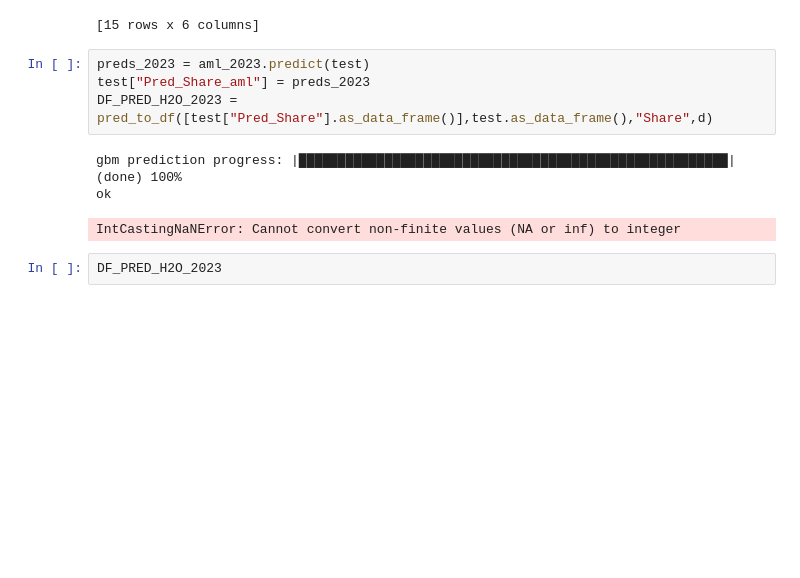
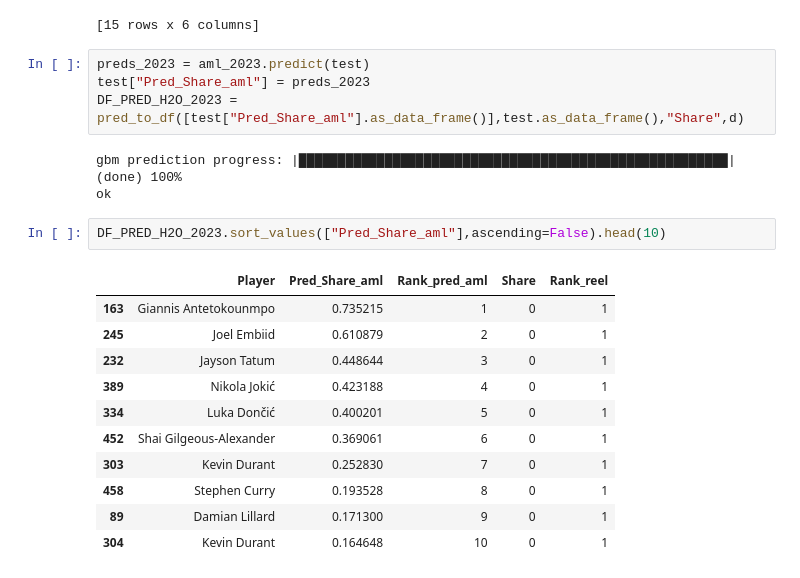
Before and after one commit to MartinErwan/ML_NBA_MVP_Prediction, a Jupyter notebook: PFE_Prediction.ipynb, the cells around one changed output. Drawn from its saved outputs; the diff is of its cells as text; blank space fills up the shorter version.

```diff
--- a/PFE_Prediction.ipynb
+++ b/PFE_Prediction.ipynb
@@ -934,10 +934,21 @@ AutoML progress: |█
 # %%
 preds_2023 = aml_2023.predict(test)
 test["Pred_Share_aml"] = preds_2023
-DF_PRED_H2O_2023 = pred_to_df([test["Pred_Share"].as_data_frame()],test.as_data_frame(),"Share",d)
+DF_PRED_H2O_2023 = pred_to_df([test["Pred_Share_aml"].as_data_frame()],test.as_data_frame(),"Share",d)
 # %% [output]
 gbm prediction progress: |███████████████████████████████████████████████████████| (done) 100%
 ok
-IntCastingNaNError: Cannot convert non-finite values (NA or inf) to integer
 # %%
-DF_PRED_H2O_2023
+DF_PRED_H2O_2023.sort_values(["Pred_Share_aml"],ascending=False).head(10)
+# %% [output]
+|  | Player | Pred_Share_aml | Rank_pred_aml | Share | Rank_reel |
+| 163 | Giannis Antetokounmpo | 0.735215 | 1 | 0 | 1 |
+| 245 | Joel Embiid | 0.610879 | 2 | 0 | 1 |
+| 232 | Jayson Tatum | 0.448644 | 3 | 0 | 1 |
+| 389 | Nikola Jokić | 0.423188 | 4 | 0 | 1 |
+| 334 | Luka Dončić | 0.400201 | 5 | 0 | 1 |
+| 452 | Shai Gilgeous-Alexander | 0.369061 | 6 | 0 | 1 |
+| 303 | Kevin Durant | 0.252830 | 7 | 0 | 1 |
+| 458 | Stephen Curry | 0.193528 | 8 | 0 | 1 |
+| 89 | Damian Lillard | 0.171300 | 9 | 0 | 1 |
+| 304 | Kevin Durant | 0.164648 | 10 | 0 | 1 |
```
